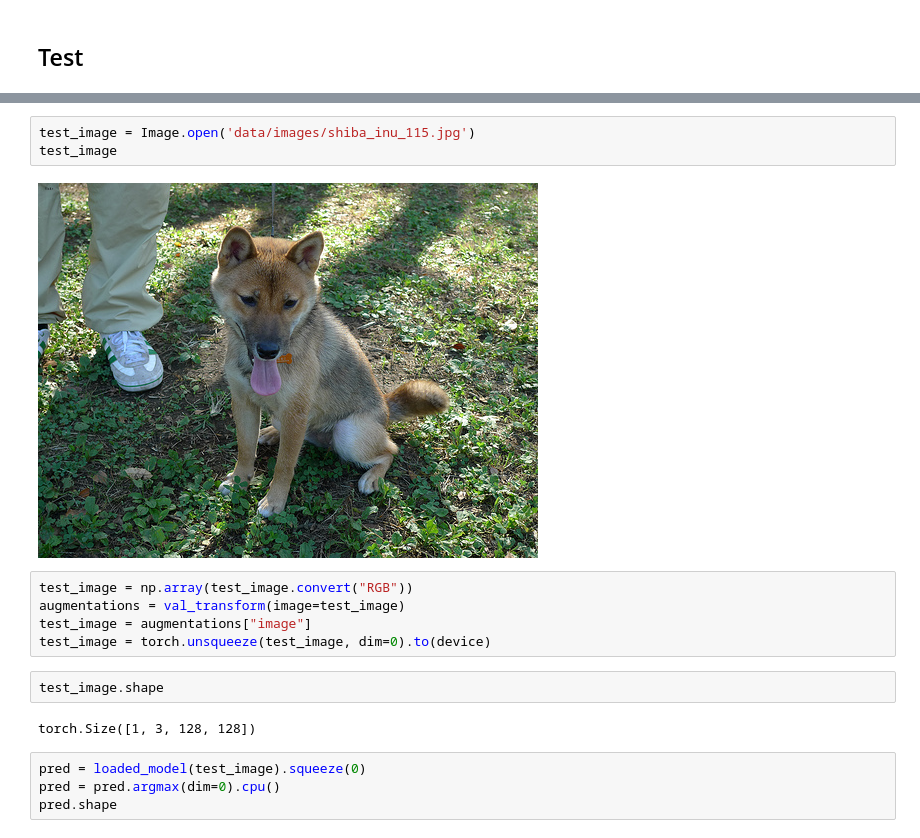
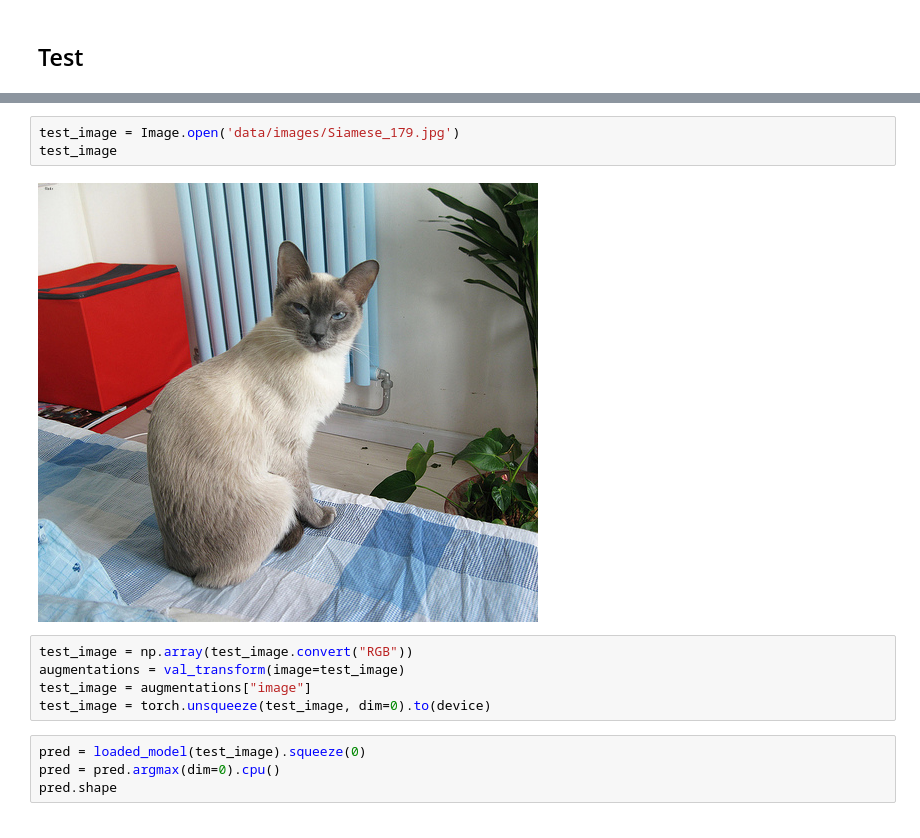
Before and after one commit to Fatemeh-Farnaghizadeh/Semantic_Segmentation_U-NET_Implementation_from_Scratch, a Jupyter notebook: Semantic_Segmentation.ipynb, the cells around one changed output, grey strips where cells are left out. Drawn from its saved outputs; the diff is of its cells as text.

Commit message:
completed train and test

```diff
--- a/Semantic_Segmentation.ipynb
+++ b/Semantic_Segmentation.ipynb
@@ -342,19 +351,15 @@ U_NET(
   (final_conv): Conv2d(64, 4, kernel_size=(1, 1), stride=(1, 1))
 )
 # %%
-test_image = Image.open('data/images/shiba_inu_115.jpg')
+test_image = Image.open('data/images/Siamese_179.jpg')
 test_image
 # %% [output]
-[figure, old version]
+[figure, new version]
 # %%
 test_image = np.array(test_image.convert("RGB"))
 augmentations = val_transform(image=test_image)
 test_image = augmentations["image"]
 test_image = torch.unsqueeze(test_image, dim=0).to(device)
-# %%
-test_image.shape
-# %% [output]
-torch.Size([1, 3, 128, 128])
 # %%
 pred = loaded_model(test_image).squeeze(0)
 pred = pred.argmax(dim=0).cpu()
```
Also changed, not shown: parts of 10 cells of this notebook.
